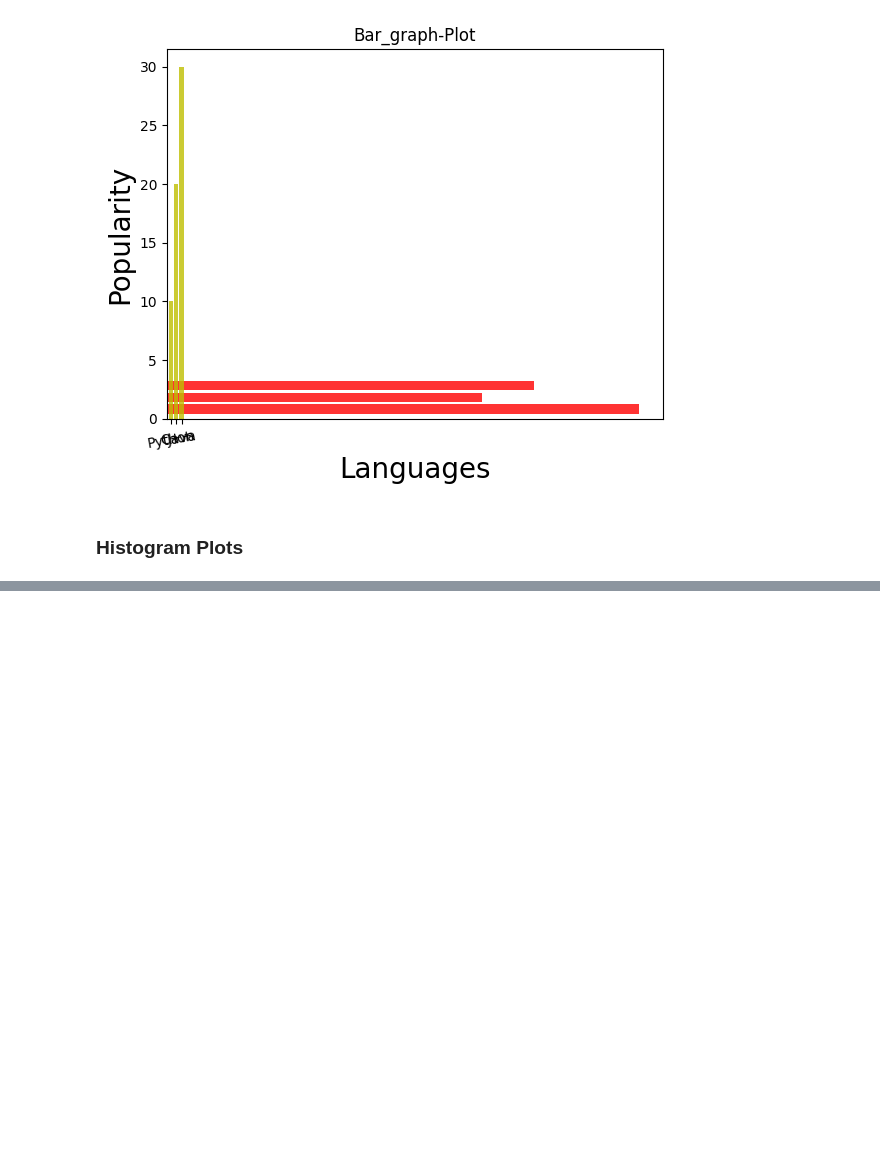
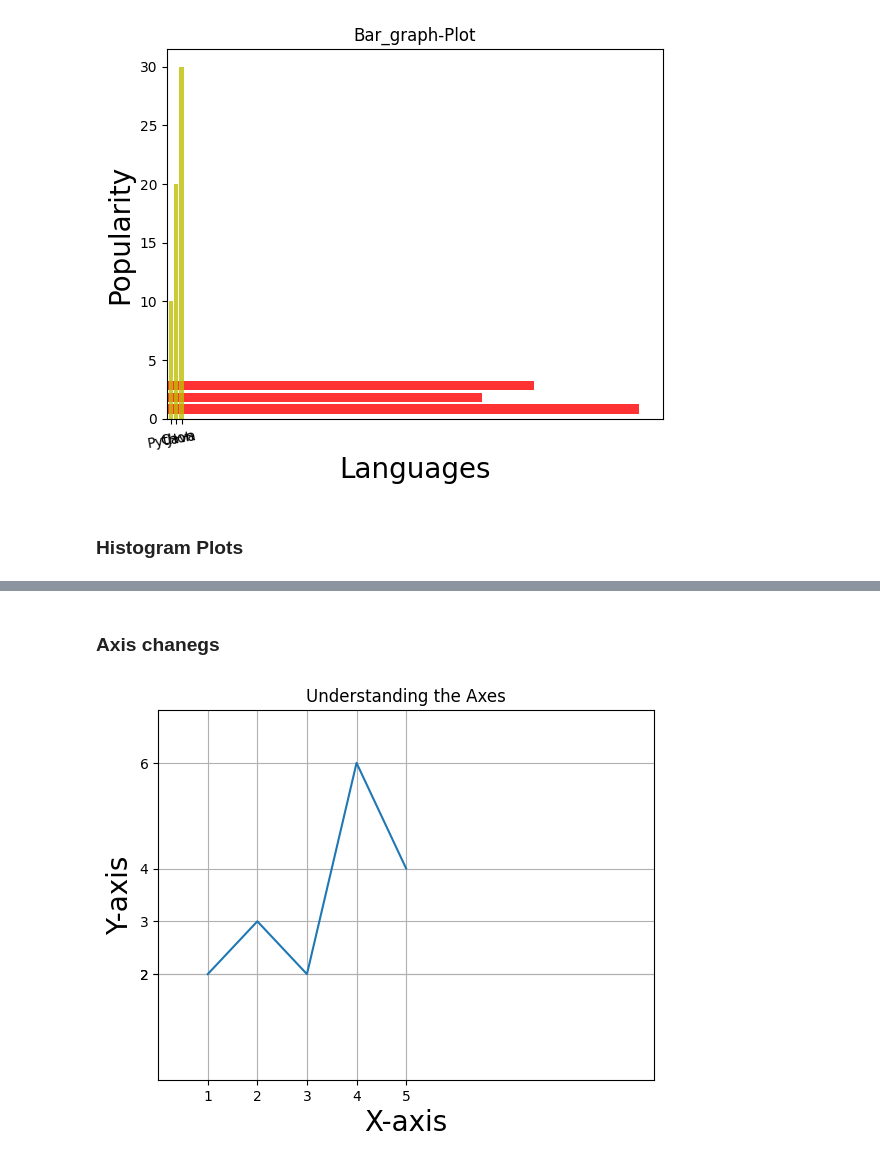
Before and after one commit to Ayushraj2141/isa-intern, a Jupyter notebook: Python_mathplotlib/understanding.ipynb, the cells around one changed output, grey strips where cells are left out. Saved outputs shown, nothing was run; the diff lists cells and outputs as text; code cells hidden in the pictures; blank space fills up the shorter version.

```diff
--- a/Python_mathplotlib/understanding.ipynb
+++ b/Python_mathplotlib/understanding.ipynb
@@ -121,0 +166,28 @@ label , colors , widths , boundaries , liner width wgera wgeraa araam se change
+# %% [markdown]
+### Axis chanegs
+# %%
+import matplotlib.pyplot as plt
+
+x=[1,2,3,4,5]
+y=[2,3,2,6,4]
+
+plt.plot(x,y)
+plt.title("Understanding the Axes")
+plt.xlabel("X-axis" , fontsize = 20)
+plt.ylabel("Y-axis" , fontsize = 20)
+
+plt.xticks(x) # ek baar check krnaa but shyd iskaa ye mtlb haii kii aur achee se axes ko dikhaana
+plt.yticks(y)
+plt.grid()
+
+# change krnaa  limits koo
+
+# plt.xlim(0,10)
+# plt.ylim(0,10) -- limits ko changee krnaa
+
+plt.axis([0,10,0,7])
+
+
+plt.show()
+# %% [output]
+[figure, added]
```
Also changed, not shown: parts of 13 cells of this notebook.
